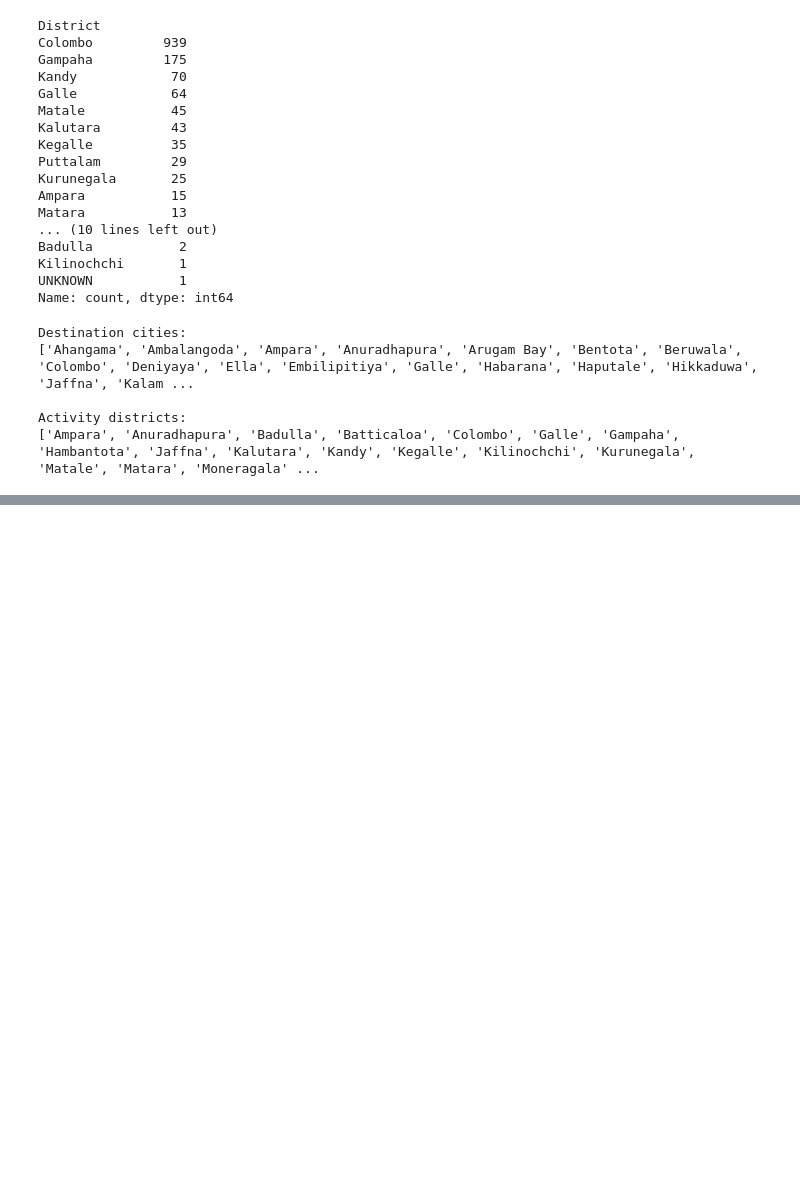
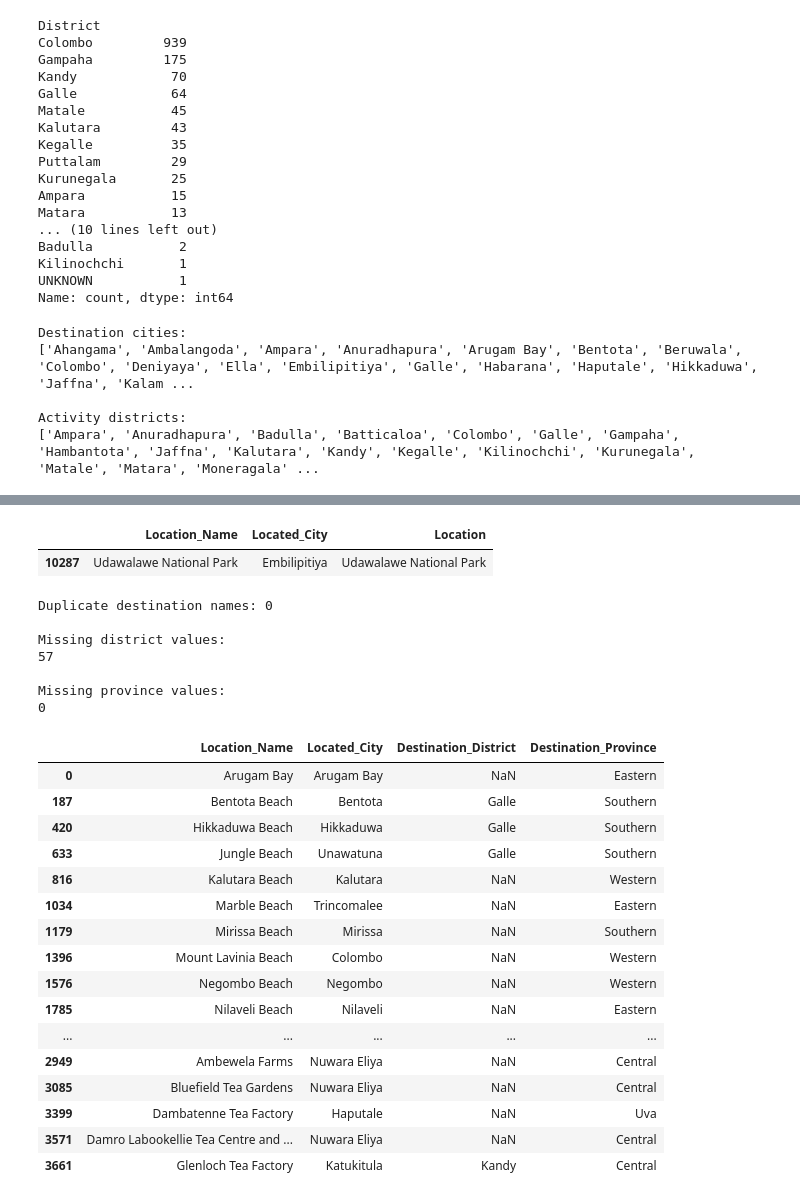
Before and after one commit to chamikarabandara/Tourist-Recommendation-System, a Jupyter notebook: notebooks/05_Destination_Master_Dataset.ipynb, the cells around one changed output, grey strips where cells are left out. Cells and saved outputs as stored; diff of their text form; code cells hidden in the pictures; blank space fills up the shorter version.

```diff
--- a/notebooks/05_Destination_Master_Dataset.ipynb
+++ b/notebooks/05_Destination_Master_Dataset.ipynb
@@ -169,0 +463,74 @@ Activity districts:
+# %%
+destination_location_info[
+    destination_location_info["Destination_Province"].isna()
+][
+    ["Location_Name", "Located_City", "Location"]
+]
+# %% [output]
+|  | Location_Name | Located_City | Location |
+| 10287 | Udawalawe National Park | Embilipitiya | Udawalawe National Park |
+# %%
+mask = destination_location_info["Location_Name"].eq(
+    "Udawalawe National Park"
+)
+
+destination_location_info.loc[mask, "Destination_District"] = (
+    "Ratnapura / Moneragala"
+)
+
+destination_location_info.loc[mask, "Destination_Province"] = (
+    "Sabaragamuwa / Uva"
+)
+
+destination_location_info.loc[mask, "Location"] = (
+    "Udawalawe National Park; spans Ratnapura and Moneragala "
+    "districts on the Uva-Sabaragamuwa provincial boundary"
+)
+# %%
+# Check duplicate destination names
+print(
+    "Duplicate destination names:",
+    destination_location_info["Location_Name"].duplicated().sum()
+)
+
+# Check missing geographic information
+print("\nMissing district values:")
+print(destination_location_info["Destination_District"].isna().sum())
+
+print("\nMissing province values:")
+print(destination_location_info["Destination_Province"].isna().sum())
+
+# Display final mapping
+destination_location_info[
+    [
+        "Location_Name",
+        "Located_City",
+        "Destination_District",
+        "Destination_Province"
+    ]
+].head(20)
+# %% [output]
+Duplicate destination names: 0
+
+Missing district values:
+57
+
+Missing province values:
+0
+|  | Location_Name | Located_City | Destination_District | Destination_Province |
+| 0 | Arugam Bay | Arugam Bay | NaN | Eastern |
+| 187 | Bentota Beach | Bentota | Galle | Southern |
+| 420 | Hikkaduwa Beach | Hikkaduwa | Galle | Southern |
+| 633 | Jungle Beach | Unawatuna | Galle | Southern |
+| 816 | Kalutara Beach | Kalutara | NaN | Western |
+| 1034 | Marble Beach | Trincomalee | NaN | Eastern |
+| 1179 | Mirissa Beach | Mirissa | NaN | Southern |
+| 1396 | Mount Lavinia Beach | Colombo | NaN | Western |
+| 1576 | Negombo Beach | Negombo | NaN | Western |
+| 1785 | Nilaveli Beach | Nilaveli | NaN | Eastern |
+| ... | ... | ... | ... | ... |
+| 2949 | Ambewela Farms | Nuwara Eliya | NaN | Central |
+| 3085 | Bluefield Tea Gardens | Nuwara Eliya | NaN | Central |
+| 3399 | Dambatenne Tea Factory | Haputale | NaN | Uva |
+| 3571 | Damro Labookellie Tea Centre and ... | Nuwara Eliya | NaN | Central |
+| 3661 | Glenloch Tea Factory | Katukitula | Kandy | Central |
```
Also changed, not shown: parts of 31 cells of this notebook, 11 other files.
